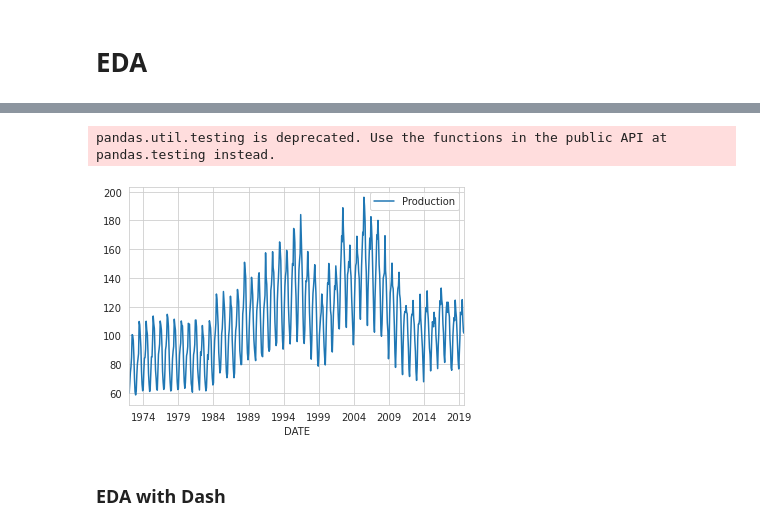
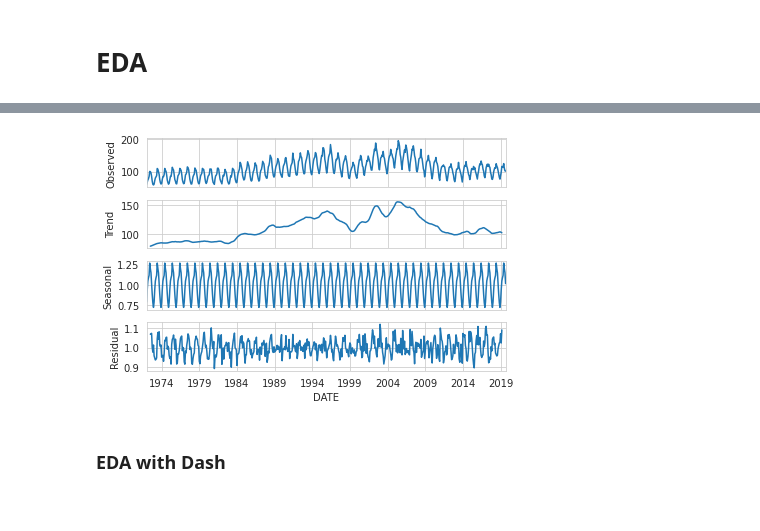
Before and after one commit to taylorec/Deep-Learning-with-Python, a Jupyter notebook: ForecastingProduction_RNN/DessertProductionRNN.ipynb, the cells around one changed output, grey strips where cells are left out. Cells and saved outputs as stored; diff of their text form; code cells hidden in the pictures.

```diff
--- a/ForecastingProduction_RNN/DessertProductionRNN.ipynb
+++ b/ForecastingProduction_RNN/DessertProductionRNN.ipynb
@@ -56,4 +102,6 @@ fig.show()
 # %%
 from statsmodels.tsa.seasonal import seasonal_decompose
+DecompDataAdd = seasonal_decompose(data['Production'], model='multiplicative', freq=12)
+DecompDataAdd.plot();
 # %% [output]
-pandas.util.testing is deprecated. Use the functions in the public API at pandas.testing instead.
+[figure, added]
@@ -67,10 +108,3 @@ SeasRemov= df-DecompDataAdd.seasonal
-# %%
-# Seasonality had been removed
-# an increasing trend from '84-'07 is apparent
-SeasRemov.plot()
-plt.show()
-# %% [output]
-[figure, removed]
 # %% [markdown]
 ### EDA with Dash
 # %%
```
Also changed, not shown: parts of 12 cells of this notebook.
